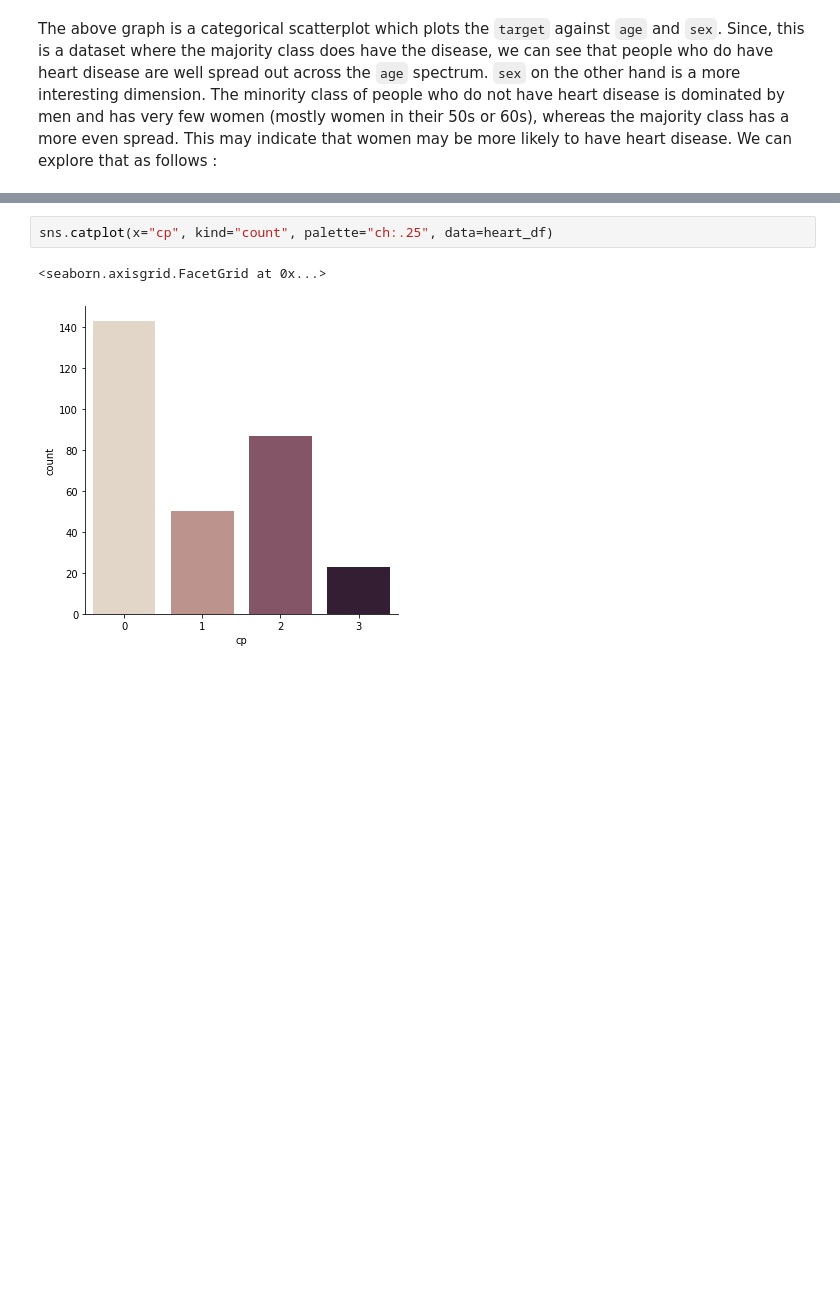
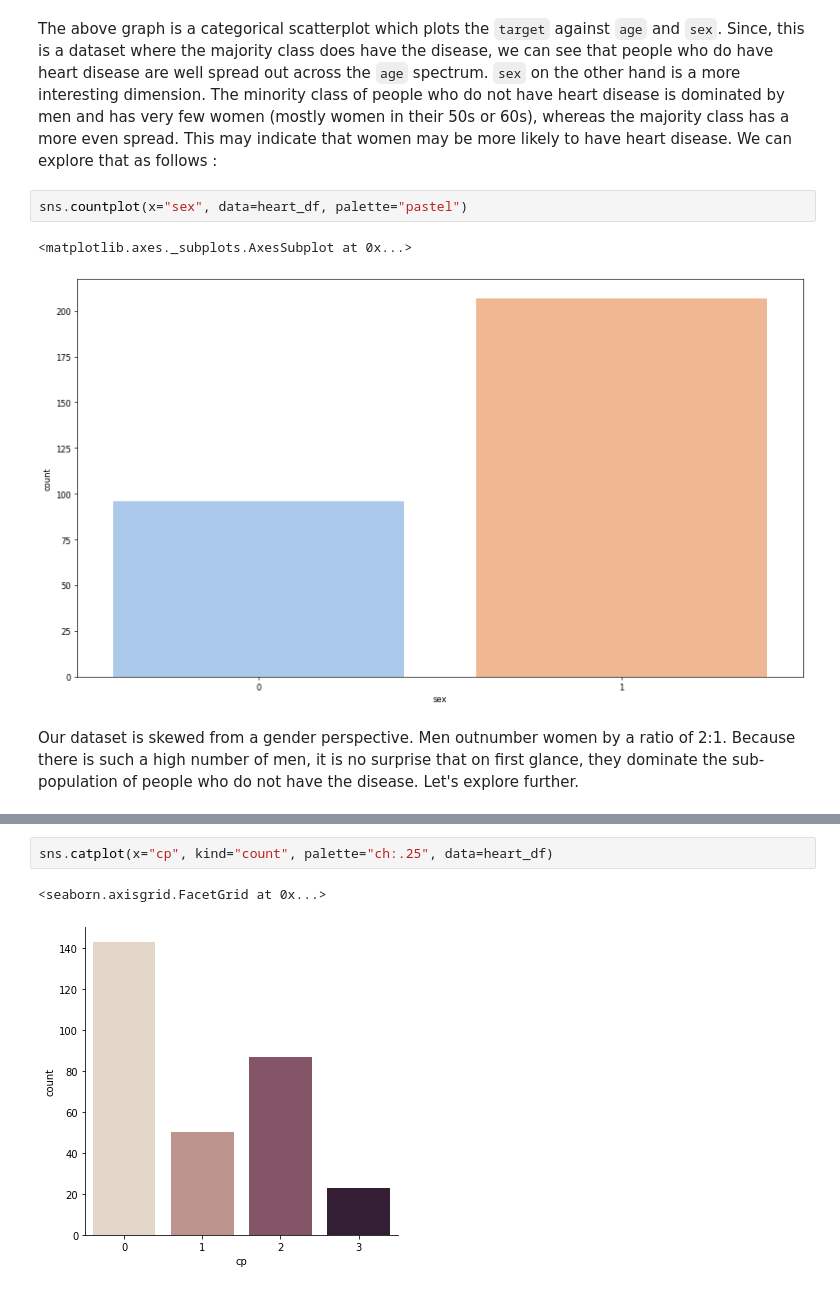
Before and after one commit to NeilBardhan/logistic-regression, a Jupyter notebook: heart_disease/notebooks/classification.ipynb, the cells around one changed output, grey strips where cells are left out. Cells and saved outputs as stored; diff of their text form; blank space fills up the shorter version.

Commit message:
calculated incidence by gender

```diff
--- a/heart_disease/notebooks/classification.ipynb
+++ b/heart_disease/notebooks/classification.ipynb
@@ -136,5 +133,12 @@ sns.catplot(x="target", y="age", hue="sex", kind="swarm", data=heart_df, palette
 # %% [markdown]
 The above graph is a categorical scatterplot which plots the `target` against `age` and `sex`. Since, this is a dataset where the majority class does have the disease, we can see that people who do have heart disease are well spread out across the `age` spectrum. `sex` on the other hand is a more interesting dimension. The minority class of people who do not have heart disease is dominated by men and has very few women (mostly women in their 50s or 60s), whereas the majority class has a more even spread. This may indicate that women may be more likely to have heart disease. We can explore that as follows :
+# %%
+sns.countplot(x="sex", data=heart_df, palette="pastel")
+# %% [output]
+<matplotlib.axes._subplots.AxesSubplot at 0x...>
+[figure, added]
+# %% [markdown]
+Our dataset is skewed from a gender perspective. Men outnumber women by a ratio of 2:1. Because there is such a high number of men, it is no surprise that on first glance, they dominate the sub-population of people who do not have the disease. Let's explore further.
 # %%
 sns.catplot(x="sex", y="target", kind="bar", data=heart_df, palette="pastel")
 # %% [output]
```
Also changed, not shown: parts of 10 cells of this notebook.
